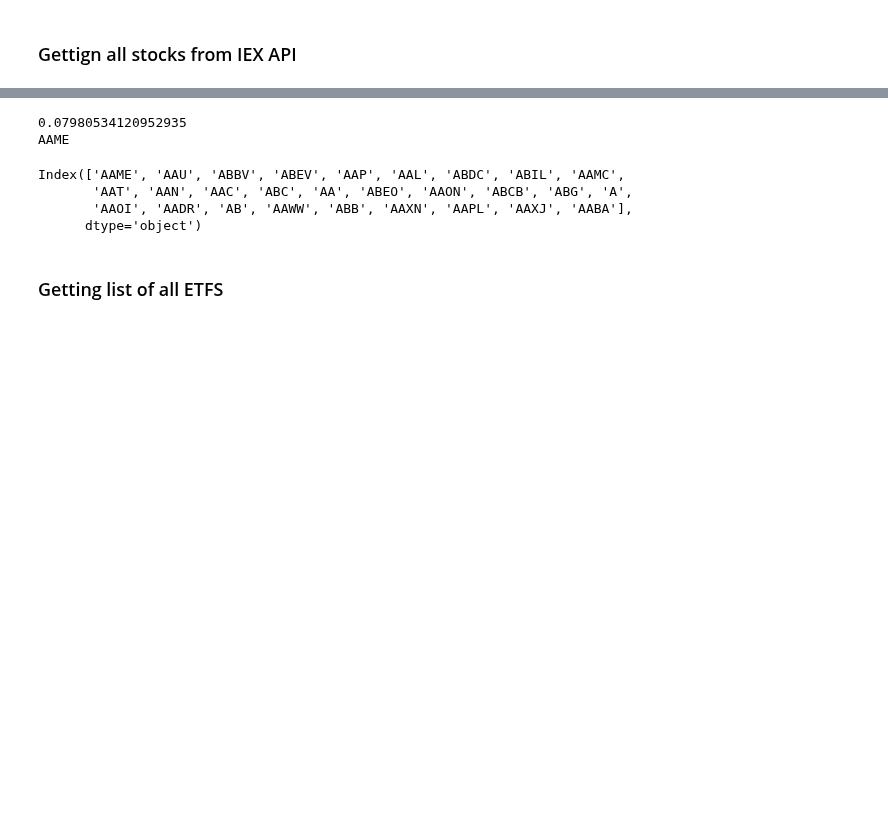
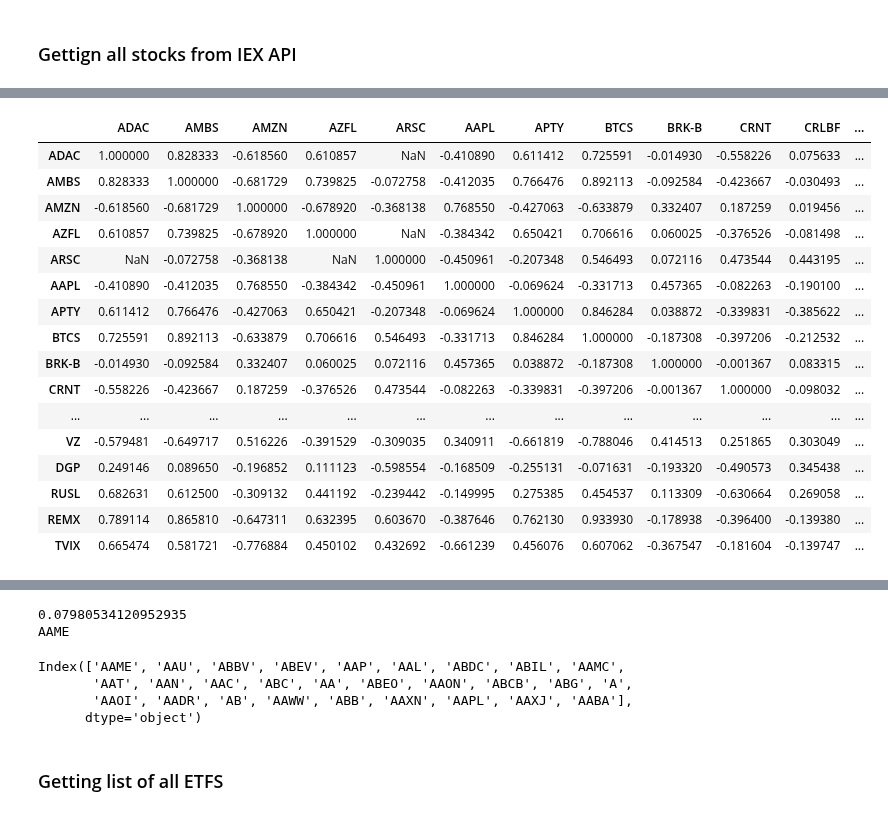
Before and after one commit to mmistroni/TensorFlowPlayground, a Jupyter notebook: StockAndNewsAPIs.ipynb, the cells around one changed output, grey strips where cells are left out. Saved outputs shown, nothing was run; the diff lists cells and outputs as text; code cells hidden in the pictures; blank space fills up the shorter version.

```diff
--- a/StockAndNewsAPIs.ipynb
+++ b/StockAndNewsAPIs.ipynb
@@ -350,2 +426,22 @@ best = calculate_correlation_all(vix_vals, all_stocks_historical)
 
 #
+# %%
+best
+# %% [output]
+|  | ADAC | AMBS | AMZN | AZFL | ARSC | AAPL | APTY | BTCS | BRK-B | CRNT | CRLBF | ... |
+| ADAC | 1.000000 | 0.828333 | -0.618560 | 0.610857 | NaN | -0.410890 | 0.611412 | 0.725591 | -0.014930 | -0.558226 | 0.075633 | ... |
+| AMBS | 0.828333 | 1.000000 | -0.681729 | 0.739825 | -0.072758 | -0.412035 | 0.766476 | 0.892113 | -0.092584 | -0.423667 | -0.030493 | ... |
+| AMZN | -0.618560 | -0.681729 | 1.000000 | -0.678920 | -0.368138 | 0.768550 | -0.427063 | -0.633879 | 0.332407 | 0.187259 | 0.019456 | ... |
+| AZFL | 0.610857 | 0.739825 | -0.678920 | 1.000000 | NaN | -0.384342 | 0.650421 | 0.706616 | 0.060025 | -0.376526 | -0.081498 | ... |
+| ARSC | NaN | -0.072758 | -0.368138 | NaN | 1.000000 | -0.450961 | -0.207348 | 0.546493 | 0.072116 | 0.473544 | 0.443195 | ... |
+| AAPL | -0.410890 | -0.412035 | 0.768550 | -0.384342 | -0.450961 | 1.000000 | -0.069624 | -0.331713 | 0.457365 | -0.082263 | -0.190100 | ... |
+| APTY | 0.611412 | 0.766476 | -0.427063 | 0.650421 | -0.207348 | -0.069624 | 1.000000 | 0.846284 | 0.038872 | -0.339831 | -0.385622 | ... |
+| BTCS | 0.725591 | 0.892113 | -0.633879 | 0.706616 | 0.546493 | -0.331713 | 0.846284 | 1.000000 | -0.187308 | -0.397206 | -0.212532 | ... |
+| BRK-B | -0.014930 | -0.092584 | 0.332407 | 0.060025 | 0.072116 | 0.457365 | 0.038872 | -0.187308 | 1.000000 | -0.001367 | 0.083315 | ... |
+| CRNT | -0.558226 | -0.423667 | 0.187259 | -0.376526 | 0.473544 | -0.082263 | -0.339831 | -0.397206 | -0.001367 | 1.000000 | -0.098032 | ... |
+| ... | ... | ... | ... | ... | ... | ... | ... | ... | ... | ... | ... | ... |
+| VZ | -0.579481 | -0.649717 | 0.516226 | -0.391529 | -0.309035 | 0.340911 | -0.661819 | -0.788046 | 0.414513 | 0.251865 | 0.303049 | ... |
+| DGP | 0.249146 | 0.089650 | -0.196852 | 0.111123 | -0.598554 | -0.168509 | -0.255131 | -0.071631 | -0.193320 | -0.490573 | 0.345438 | ... |
+| RUSL | 0.682631 | 0.612500 | -0.309132 | 0.441192 | -0.239442 | -0.149995 | 0.275385 | 0.454537 | 0.113309 | -0.630664 | 0.269058 | ... |
+| REMX | 0.789114 | 0.865810 | -0.647311 | 0.632395 | 0.603670 | -0.387646 | 0.762130 | 0.933930 | -0.178938 | -0.396400 | -0.139380 | ... |
+| TVIX | 0.665474 | 0.581721 | -0.776884 | 0.450102 | 0.432692 | -0.661239 | 0.456076 | 0.607062 | -0.367547 | -0.181604 | -0.139747 | ... |
```
Also changed, not shown: parts of 9 cells of this notebook.
